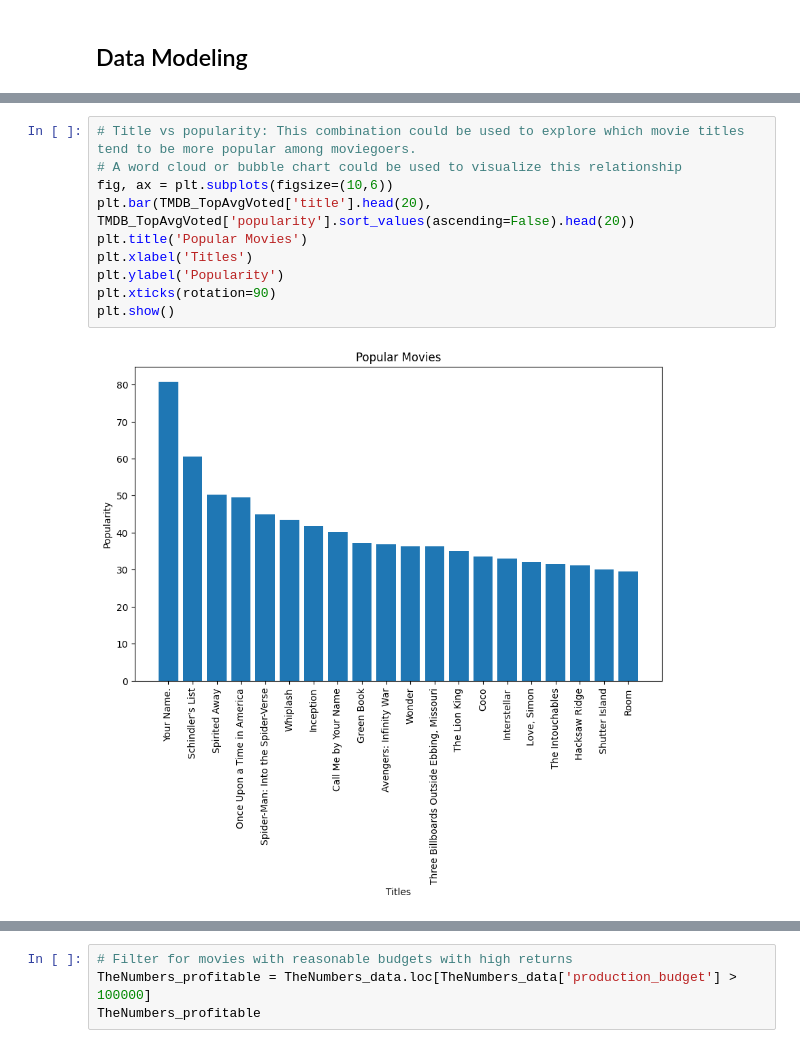
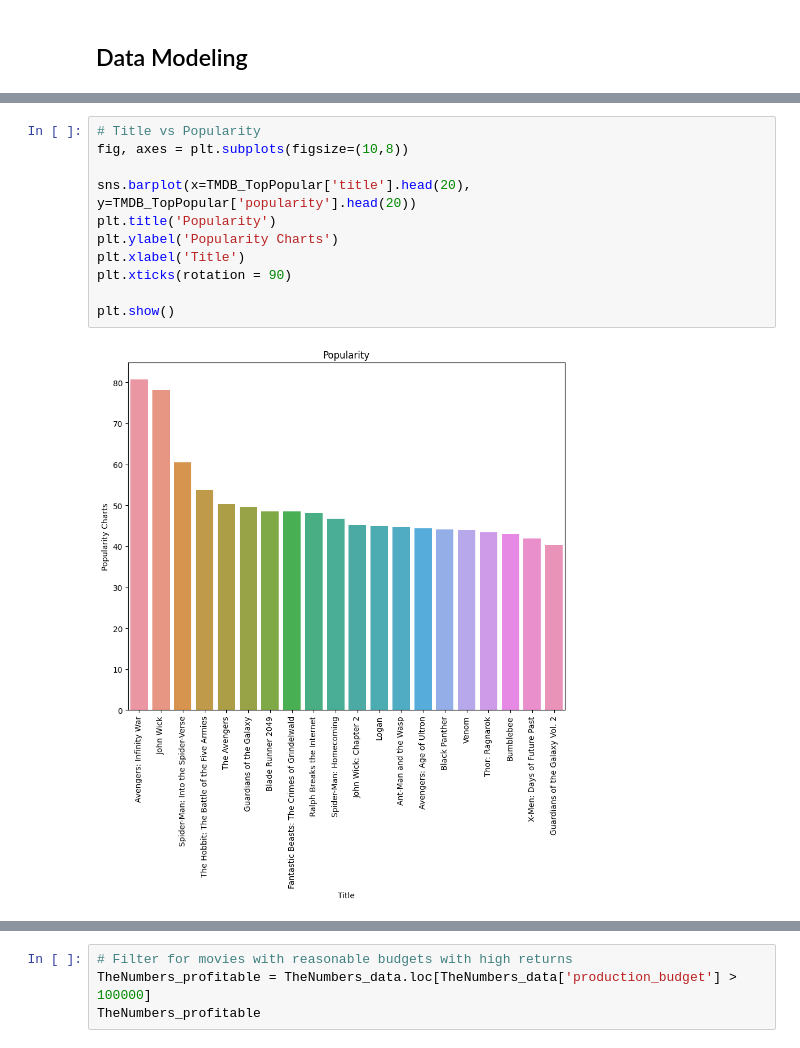
Before and after one commit to Ed-Odhiambo/dsc-phase-1-project-v2-4, a Jupyter notebook: working_project_edit.ipynb, the cells around one changed output, grey strips where cells are left out. Drawn from its saved outputs; the diff is of its cells as text.

```diff
--- a/working_project_edit.ipynb
+++ b/working_project_edit.ipynb
@@ -290,12 +306,13 @@ plt.show()
 # %%
-# Title vs popularity: This combination could be used to explore which movie titles tend to be more popular among moviegoers.
-# A word cloud or bubble chart could be used to visualize this relationship
-fig, ax = plt.subplots(figsize=(10,6))
-plt.bar(TMDB_TopAvgVoted['title'].head(20), TMDB_TopAvgVoted['popularity'].sort_values(ascending=False).head(20))
-plt.title('Popular Movies')
-plt.xlabel('Titles')
-plt.ylabel('Popularity')
-plt.xticks(rotation=90)
+# Title vs Popularity
+fig, axes = plt.subplots(figsize=(10,8))
+
+sns.barplot(x=TMDB_TopPopular['title'].head(20), y=TMDB_TopPopular['popularity'].head(20))
+plt.title('Popularity')
+plt.ylabel('Popularity Charts')
+plt.xlabel('Title')
+plt.xticks(rotation = 90)
+
 plt.show()
 # %% [output]
-[figure, old version]
+[figure, new version]
```
Also changed, not shown: parts of 37 cells of this notebook.
